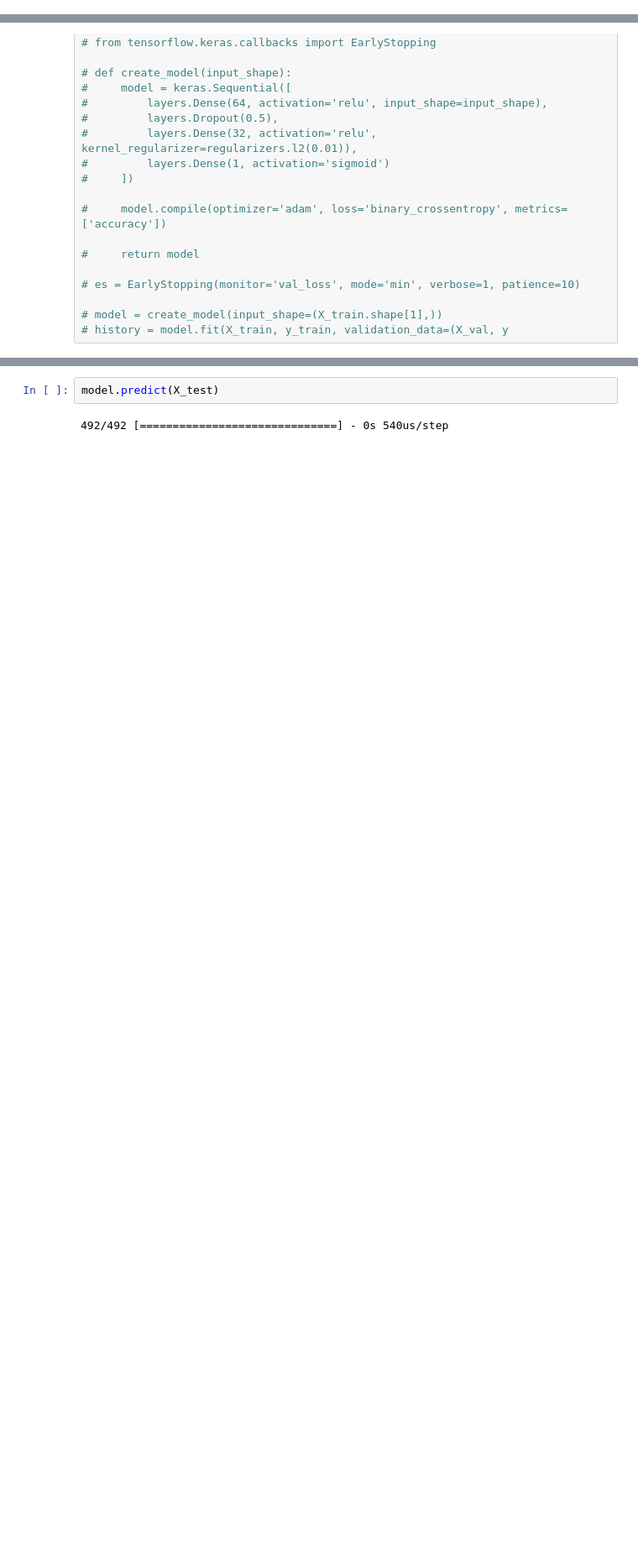
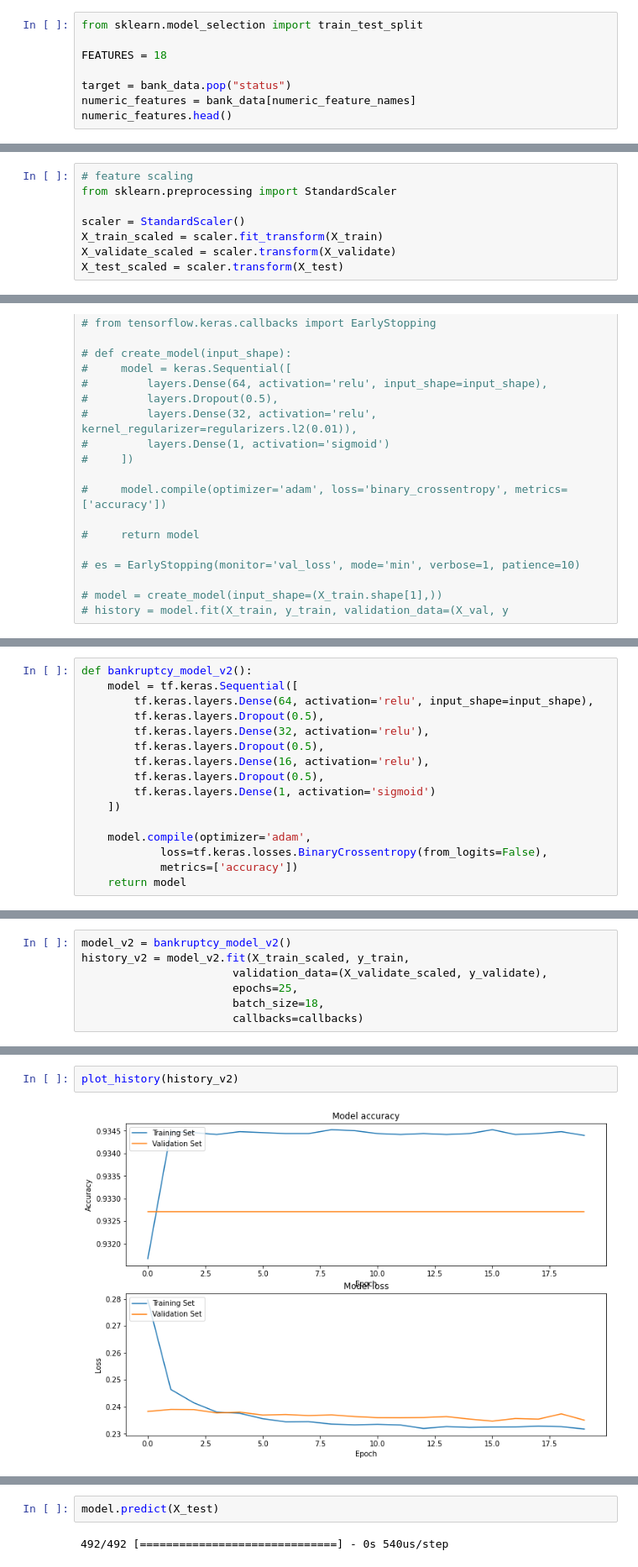
Before and after one commit to EvanaHolevas/going-concern-198, a Jupyter notebook: tf_bankruptcy.ipynb, the cells around one changed output, grey strips where cells are left out. Shown at 84% size. Drawn from its saved outputs; the diff is of its cells as text; blank space fills up the shorter version.

```diff
--- a/tf_bankruptcy.ipynb
+++ b/tf_bankruptcy.ipynb
@@ -11,0 +48,8 @@ tensorflow version 2.11.0
+# %%
+from sklearn.model_selection import train_test_split
+
+FEATURES = 18
+
+target = bank_data.pop("status")
+numeric_features = bank_data[numeric_feature_names]
+numeric_features.head()
@@ -29,0 +96,8 @@ Number of testing examples:  15737
+# %%
+# feature scaling
+from sklearn.preprocessing import StandardScaler
+
+scaler = StandardScaler()
+X_train_scaled = scaler.fit_transform(X_train)
+X_validate_scaled = scaler.transform(X_validate)
+X_test_scaled = scaler.transform(X_test)
@@ -87,3 +239,19 @@ callbacks = [
     # tf.keras.callbacks.TensorBoard(log_dir='./logs'),
     # tf.keras.callbacks.ModelCheckpoint(filepath='./best_model.h5', monitor='val_loss', save_best_only=True)
 ]
+# %%
+def bankruptcy_model_v2():
+    model = tf.keras.Sequential([
+        tf.keras.layers.Dense(64, activation='relu', input_shape=input_shape),
+        tf.keras.layers.Dropout(0.5),
+        tf.keras.layers.Dense(32, activation='relu'),
+        tf.keras.layers.Dropout(0.5),
+        tf.keras.layers.Dense(16, activation='relu'),
+        tf.keras.layers.Dropout(0.5),
+        tf.keras.layers.Dense(1, activation='sigmoid')
+    ])
+
+    model.compile(optimizer='adam',
+            loss=tf.keras.losses.BinaryCrossentropy(from_logits=False),
+            metrics=['accuracy'])
+    return model
@@ -119,0 +338,7 @@ model.evaluate(X_test, y_test, verbose=2)
+# %%
+model_v2 = bankruptcy_model_v2()
+history_v2 = model_v2.fit(X_train_scaled, y_train,
+                       validation_data=(X_validate_scaled, y_validate),
+                       epochs=25,
+                       batch_size=18,
+                       callbacks=callbacks)
@@ -119,0 +363,4 @@ model.evaluate(X_test, y_test, verbose=2)
+# %%
+plot_history(history_v2)
+# %% [output]
+[figure, added]
```
Also changed, not shown: parts of 31 cells of this notebook.
